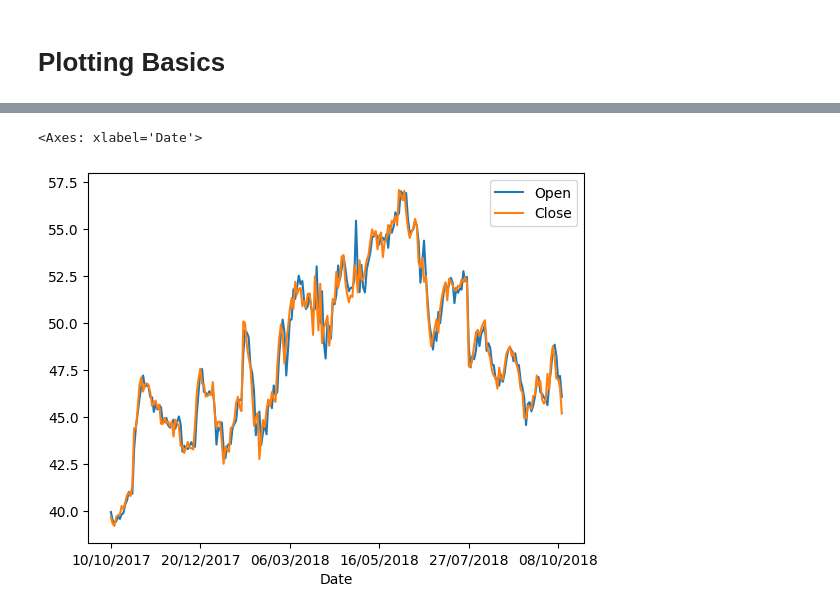
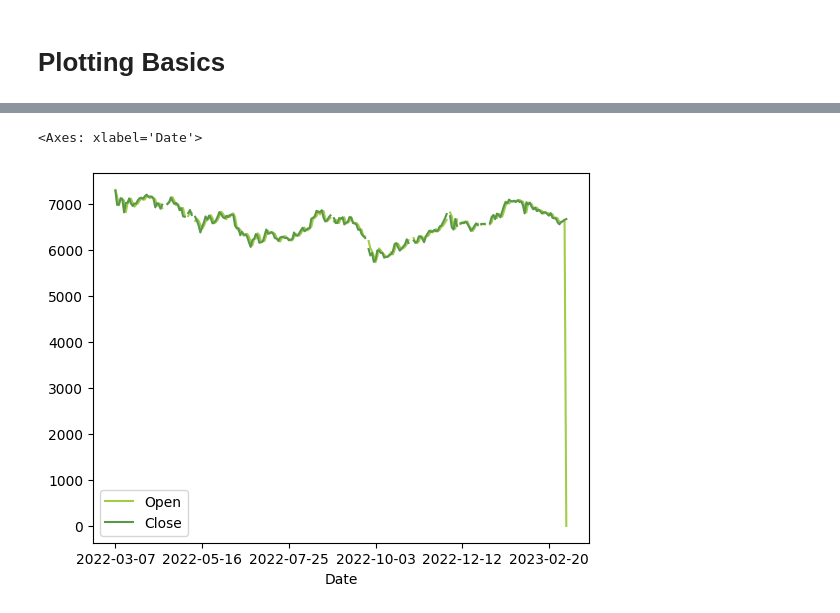
Before and after one commit to moisescujardo/python-projects, a Jupyter notebook: data-science-projects/learning_python_pandas_one_reading_data_and_simple_plots.ipynb, the cells around one changed output, grey strips where cells are left out. Saved outputs shown, nothing was run; the diff lists cells and outputs as text; code cells hidden in the pictures.

```diff
--- a/data-science-projects/learning_python_pandas_one_reading_data_and_simple_plots.ipynb
+++ b/data-science-projects/learning_python_pandas_one_reading_data_and_simple_plots.ipynb
@@ -16,7 +16,7 @@ from matplotlib import pyplot as plt
 # %%
 # read intel-stock-data.csv file
 # read_csv will return a DataFrame object
-intel_stock_df = pd.read_csv('data/intel-stock-data.csv')
+intel_stock_df = pd.read_csv('data/psei-data.csv')
 
 # let's validate the type of intel_stock_df
 type(intel_stock_df)
@@ -217,6 +223,12 @@ axis = intel_stock_df.plot.line(
 # %%
 # here's a line chart with close values by date
-intel_stock_df.plot(kind='line', x='Date', y=['Open', 'Close'])
+intel_stock_df.plot(
+    kind='line', x='Date', y=['Open', 'Close'],
+    color={
+        'Open': '#a4cb47',
+        'Close': '#599849'
+      }
+)
 # %% [output]
 <Axes: xlabel='Date'>
-[figure, old version]
+[figure, new version]
```
Also changed, not shown: parts of 16 cells of this notebook, 9 other files.
